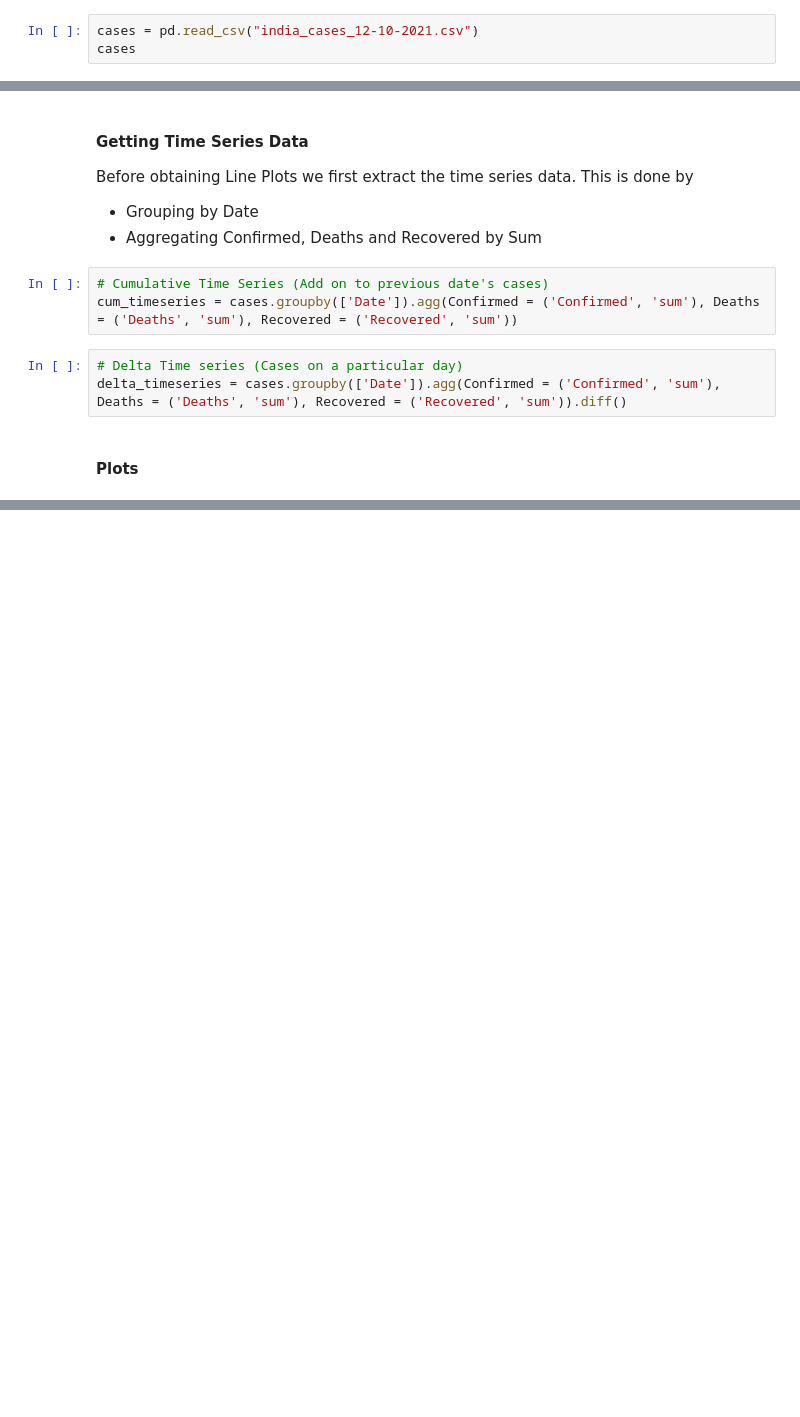
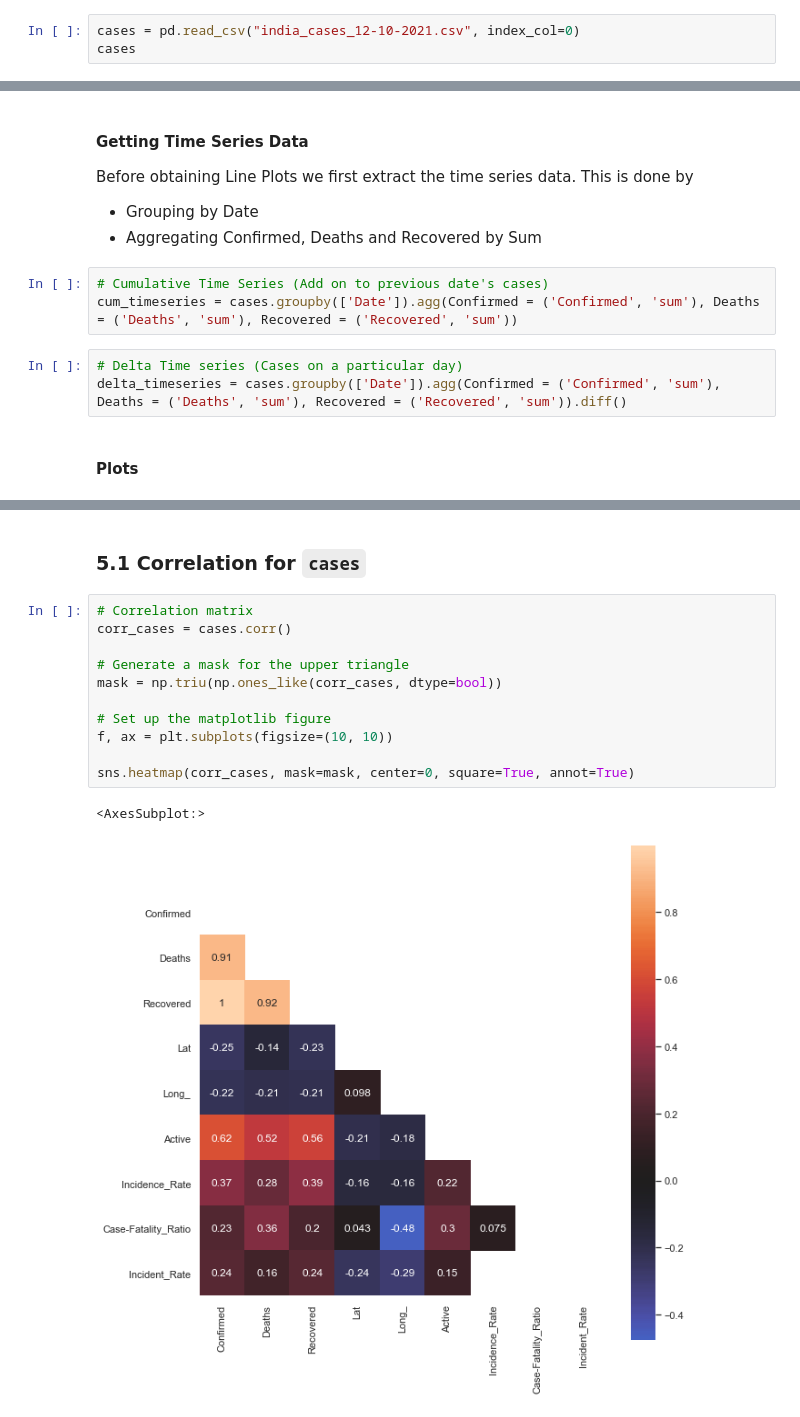
Before and after one commit to Data-Analytics-Project-2021/eda, a Jupyter notebook: eda_india.ipynb, the cells around one changed output, grey strips where cells are left out. Drawn from its saved outputs; the diff is of its cells as text; blank space fills up the shorter version.

Commit message:
Added correlation

```diff
--- a/eda_india.ipynb
+++ b/eda_india.ipynb
@@ -32,5 +50,5 @@ from scipy import stats
 # %% [markdown]
 ### 1.1 Getting daily state-wise cases for India
 # %%
-cases = pd.read_csv("india_cases_12-10-2021.csv")
+cases = pd.read_csv("india_cases_12-10-2021.csv", index_col=0)
 cases
@@ -196,0 +510,16 @@ sns.lineplot(data = delta_timeseries, x = "Date", y = "Recovered")
+# %% [markdown]
+### 5.1 Correlation for `cases`
+# %%
+# Correlation matrix
+corr_cases = cases.corr()
+
+# Generate a mask for the upper triangle
+mask = np.triu(np.ones_like(corr_cases, dtype=bool))
+
+# Set up the matplotlib figure
+f, ax = plt.subplots(figsize=(10, 10))
+
+sns.heatmap(corr_cases, mask=mask, center=0, square=True, annot=True)
+# %% [output]
+<AxesSubplot:>
+[figure, added]
```
Also changed, not shown: parts of 44 cells of this notebook.
